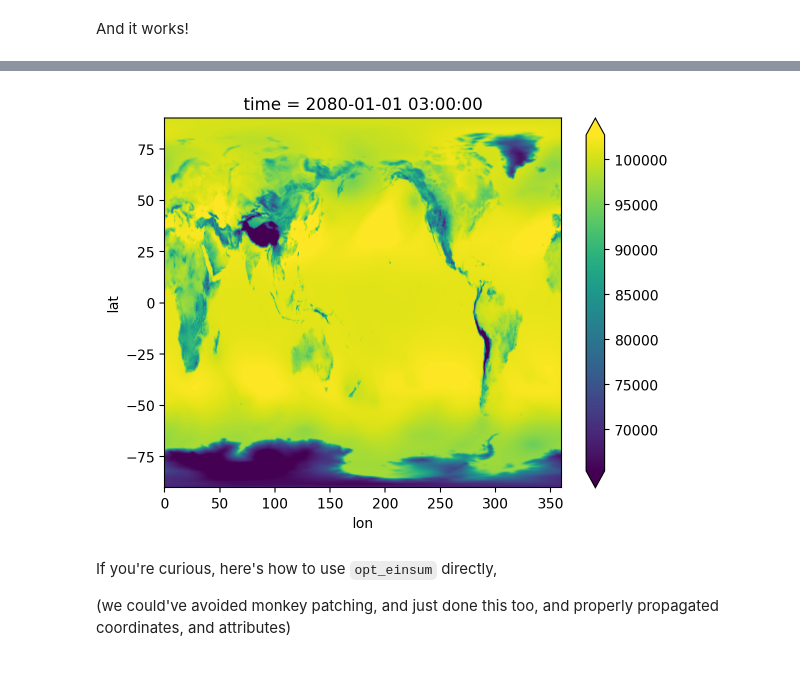
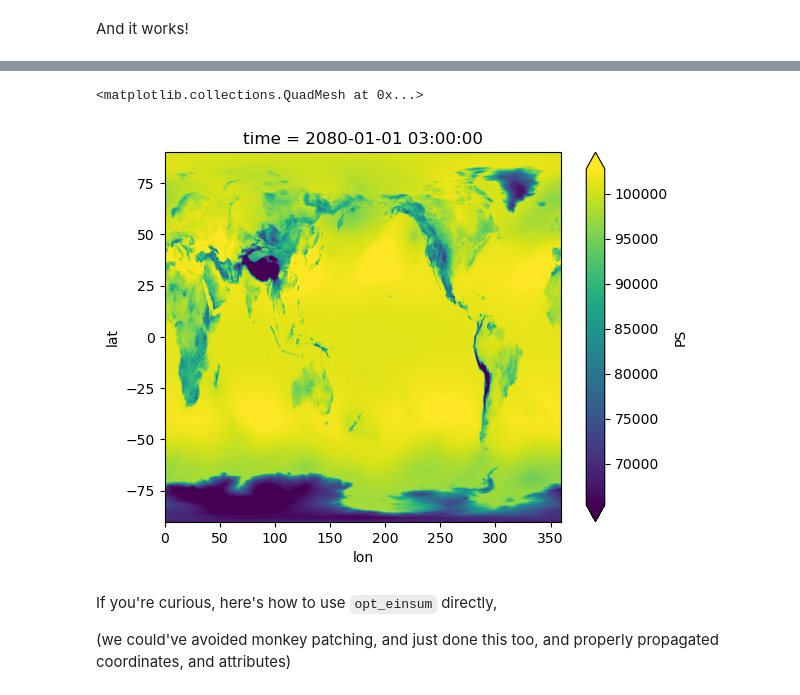
Before and after one commit to katiedagon/CAM-SE_analysis, a Jupyter notebook: notebooks/CAM-SE.ipynb, the cells around one changed output, grey strips where cells are left out. Drawn from its saved outputs; the diff is of its cells as text; code cells hidden in the pictures.

```diff
--- a/notebooks/CAM-SE.ipynb
+++ b/notebooks/CAM-SE.ipynb
@@ -118,8 +150,6 @@ https://github.com/UXARRAY/uxarray/issues/183#issuecomment-1343388433
 # %% [markdown]
 ### Read in ESMF map file
 # %%
-map_path = '/glade/campaign/cgd/amp/jet/ClimateNet/data_processing/maps/'
-map_file='map_ne120_to_0.23x0.31_bilinear.nc'
 xwgt=xr.open_dataset(map_path+map_file)
 xwgt
 # %% [output]
@@ -175,9 +205,6 @@ sparse_map
 # %% [markdown]
 ### Read in CAM-SE output file
 Testing with surface pressure (PS)
-# %%
-datadir = '/glade/scratch/tking/cgnet/rcp85_2086_2100/PS/'
-file = 'b.e13.BRCP85C5CN.ne120_g16.003a.cam.h3.PS.2080010100Z-2080123121Z.nc'  # PS files are 3hourly avg from 2080-2100
 # %%
 psfile = xr.open_dataset(datadir+file, chunks={"time": 50, "ncol": 50000})
 psfile
@@ -624,5 +654,6 @@ Data variables: (12/29)
 # %% [markdown]
 And it works!
 # %%
-regridded.isel(time=1).compute().plot(robust=True)
+%%time
+regridded.PS.isel(time=1).compute().plot(robust=True)
 # %% [output]
@@ -630,4 +662,5 @@ regridded.isel(time=1).compute().plot(robust=True)
+<matplotlib.collections.QuadMesh at 0x...>
-[figure, old version]
+[figure, new version]
 # %% [markdown]
 If you're curious, here's  how to use `opt_einsum` directly,
 
```
Also changed, not shown: parts of 25 cells of this notebook.
